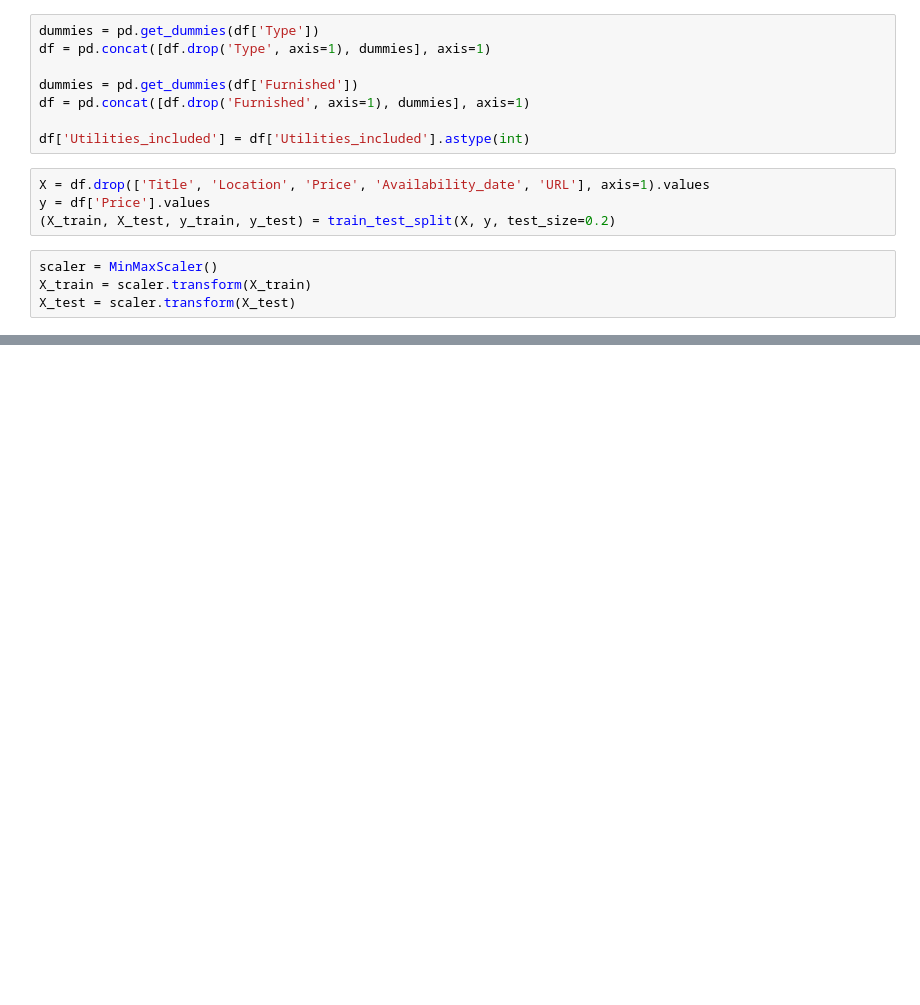
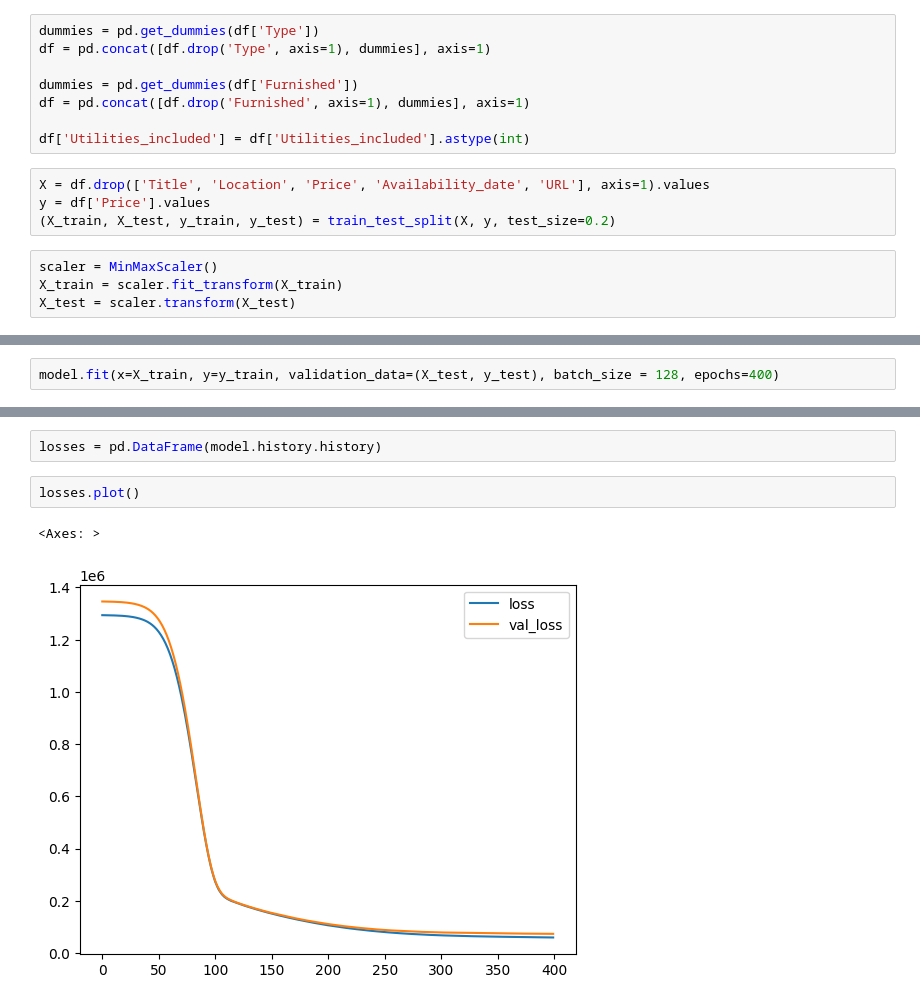
Before and after one commit to sczternasty/Project1, a Jupyter notebook: neural_network.ipynb, the cells around one changed output, grey strips where cells are left out. Saved outputs shown, nothing was run; the diff lists cells and outputs as text; blank space fills up the shorter version.

```diff
--- a/neural_network.ipynb
+++ b/neural_network.ipynb
@@ -22,7 +25,7 @@ y = df['Price'].values
 (X_train, X_test, y_train, y_test) = train_test_split(X, y, test_size=0.2)
 # %%
 scaler = MinMaxScaler()
-X_train = scaler.transform(X_train)
+X_train = scaler.fit_transform(X_train)
 X_test = scaler.transform(X_test)
 # %%
 model = Sequential()
@@ -42,0 +41,2 @@ NameError: name 'Sequential' is not defined
+# %%
+model.fit(x=X_train, y=y_train, validation_data=(X_test, y_test), batch_size = 128, epochs=400)
@@ -42,0 +62,7 @@ NameError: name 'Sequential' is not defined
+# %%
+losses = pd.DataFrame(model.history.history)
+# %%
+losses.plot()
+# %% [output]
+<Axes: >
+[figure, added]
```
Also changed, not shown: parts of 9 cells of this notebook.
